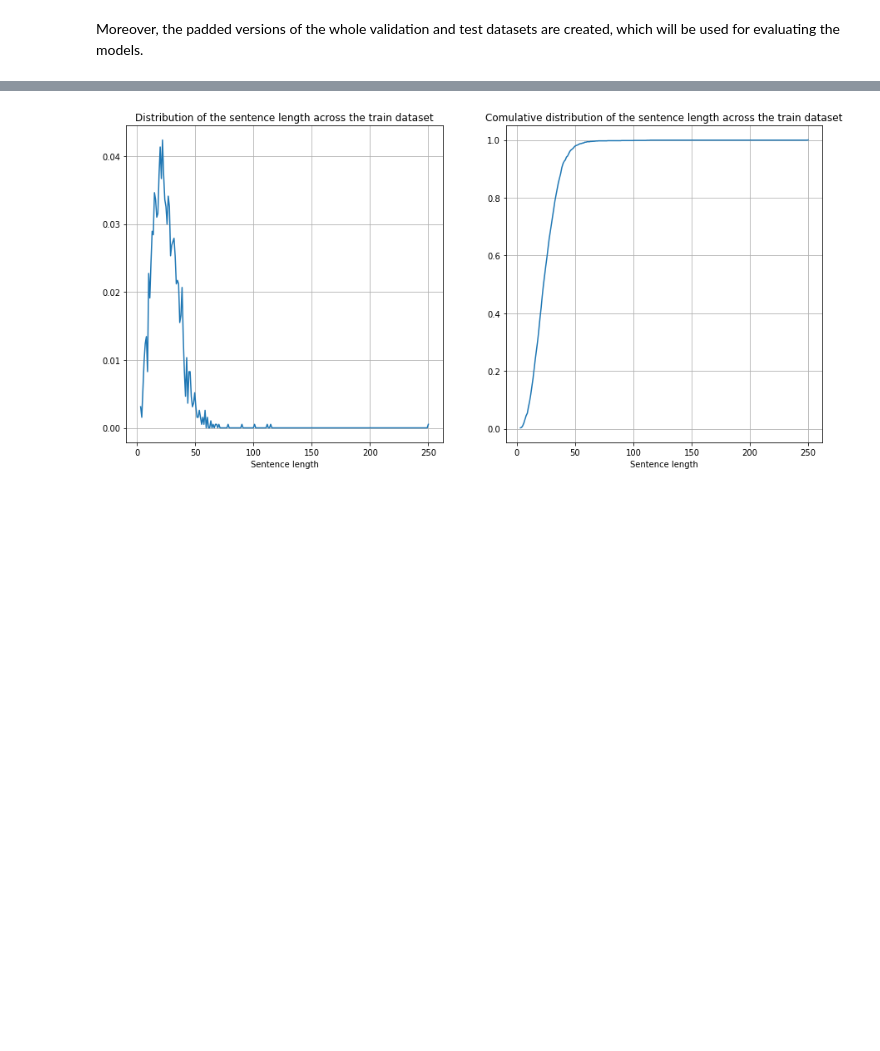
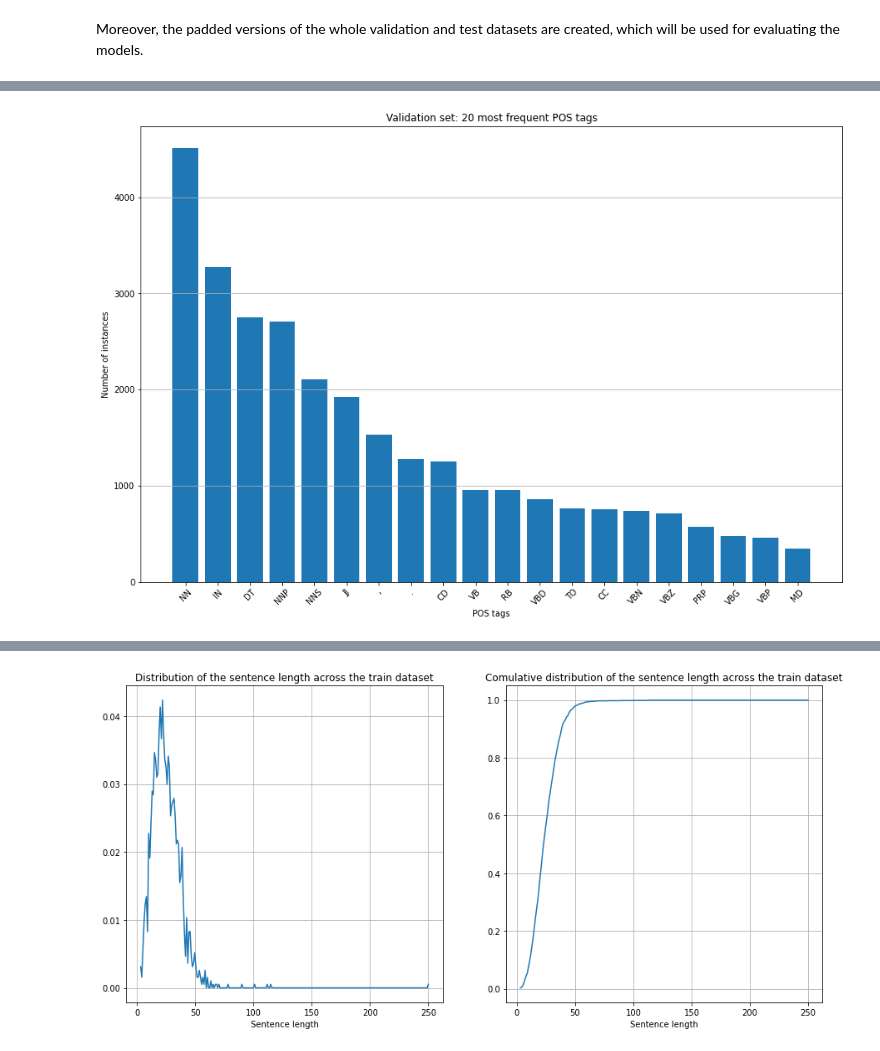
Before and after one commit to EnricoPittini/POS-tagging, a Jupyter notebook: 2) pos tagging.ipynb, the cells around one changed output, grey strips where cells are left out. Drawn from its saved outputs; the diff is of its cells as text; code cells hidden in the pictures; blank space fills up the shorter version.

```diff
--- a/2) pos tagging.ipynb
+++ b/2) pos tagging.ipynb
@@ -110,3 +122,9 @@ labels_counts_dict = most_frequent_tokens_analysis(texts=labels_train, plot=True
+# %%
+from utils.dataset_analysis import most_frequent_tokens_analysis
+
+labels_counts_dict = most_frequent_tokens_analysis(texts=labels_val, plot=True, xlabel='POS tags', title='Validation set: 20 most frequent POS tags')
+# %% [output]
+[figure, added]
 # %%
 from utils.dataset_analysis import most_frequent_tokens_analysis
 
```
Also changed, not shown: parts of 91 cells of this notebook, 1 other file.
